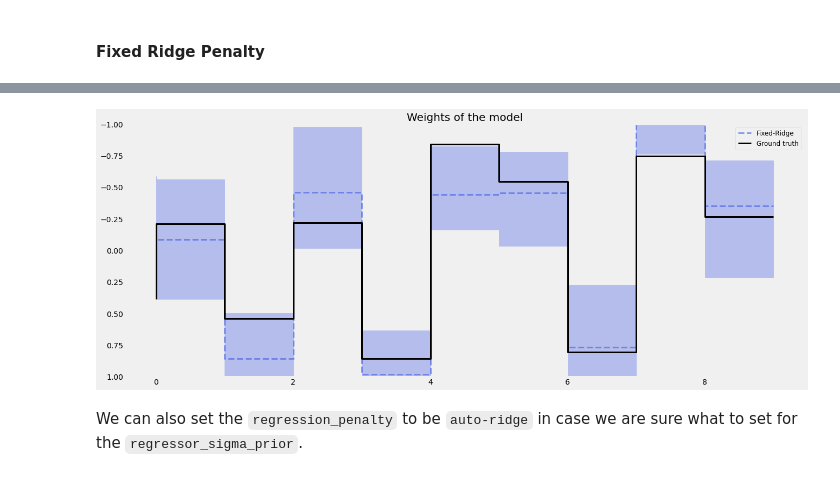
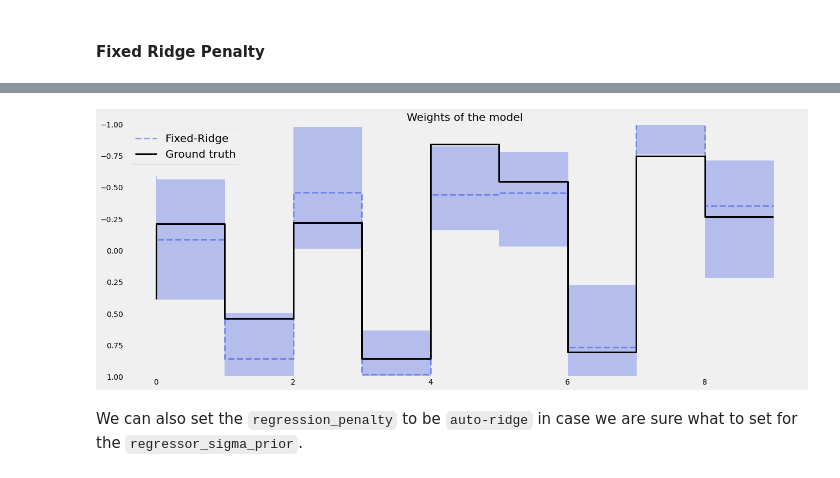
Before and after one commit to xrenaissance/orbit, a Jupyter notebook: docs/tutorials/regression.ipynb, the cells around one changed output, grey strips where cells are left out. Drawn from its saved outputs; the diff is of its cells as text; code cells hidden in the pictures.

```diff
--- a/docs/tutorials/regression.ipynb
+++ b/docs/tutorials/regression.ipynb
@@ -282,17 +284,17 @@ Wall time: 2.66 s
 # %%
 coef_fridge = np.quantile(dlt_fridge._posterior_samples['beta'], q=[0.05, 0.5, 0.95], axis=0 )
 lw=3
 idx = np.arange(NUM_OF_REGRESSORS)
 plt.figure(figsize=(20, 8))
 plt.title("Weights of the model", fontsize=20)
 plt.plot(idx, coef_fridge[1], color=QualitativePalette.Line4.value[2], linewidth=lw,  drawstyle='steps', label='Fixed-Ridge', alpha=0.5, linestyle='--')
 plt.fill_between(idx, coef_fridge[0], coef_fridge[2], step='pre', alpha=0.3, color=QualitativePalette.Line4.value[2])
 plt.plot(coefs, color="black", linewidth=lw,  drawstyle='steps', label="Ground truth")
 plt.ylim(1, -1)
-plt.legend(prop={'size': 12})
+plt.legend(prop={'size': 20})
 plt.grid()
 # %% [output]
-[figure, old version]
+[figure, new version]
 # %% [markdown]
 We can also set the `regression_penalty` to be `auto-ridge` in case we are sure what to set for the `regressor_sigma_prior`.
 # %% [markdown]
```
Also changed, not shown: parts of 7 cells of this notebook, 2 other files.
